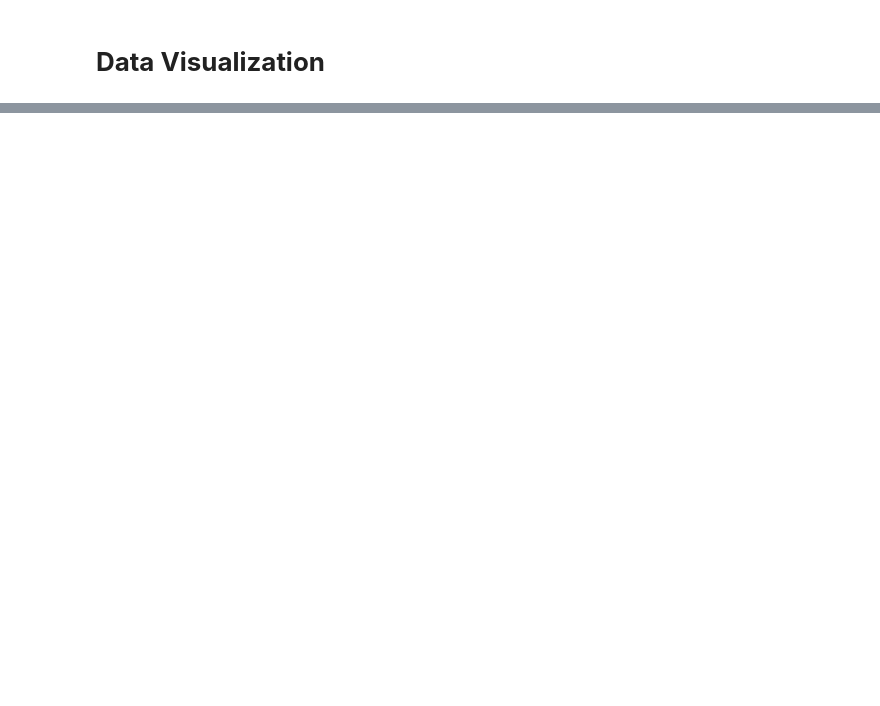
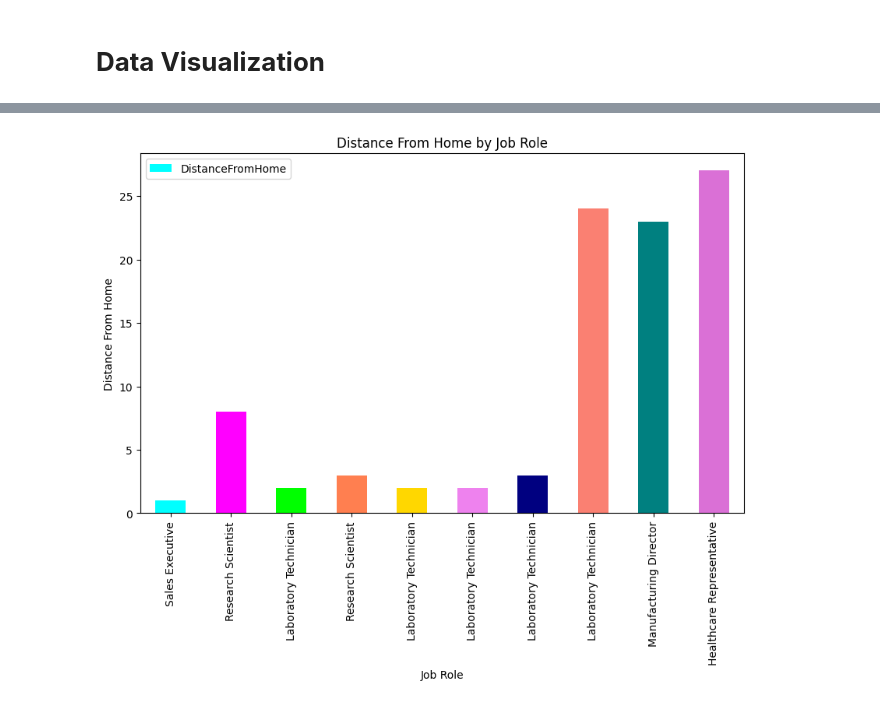
Before and after one commit to shahdelmasry12/Data-Mining-Project, a Jupyter notebook: (Classification)Employee_Attrition_–_HR_Analytics.ipynb, the cells around one changed output, grey strips where cells are left out. Cells and saved outputs as stored; diff of their text form; code cells hidden in the pictures; blank space fills up the shorter version.

```diff
--- a/(Classification)Employee_Attrition_–_HR_Analytics.ipynb
+++ b/(Classification)Employee_Attrition_–_HR_Analytics.ipynb
@@ -227,0 +232,3 @@ df.head().T
+# %%
+url = "https://raw.githubusercontent.com/shahdelmasry12/Data-Mining-Project/refs/heads/main/WA_Fn-UseC_-HR-Employee-Attrition.csv"
+df = pd.read_csv(url)
@@ -227,0 +249,14 @@ df.head().T
+# %%
+df.head(10).plot(
+    kind='bar',
+    x='JobRole',
+    y='DistanceFromHome',
+    title='Distance From Home by Job Role',
+    xlabel='Job Role',
+    ylabel='Distance From Home',
+    figsize=(10, 6),
+    color=['cyan','magenta','lime','coral','gold','violet','navy','salmon','teal','orchid']
+)
+plt.show()
+# %% [output]
+[figure, added]
```
Also changed, not shown: parts of 4 cells of this notebook.
